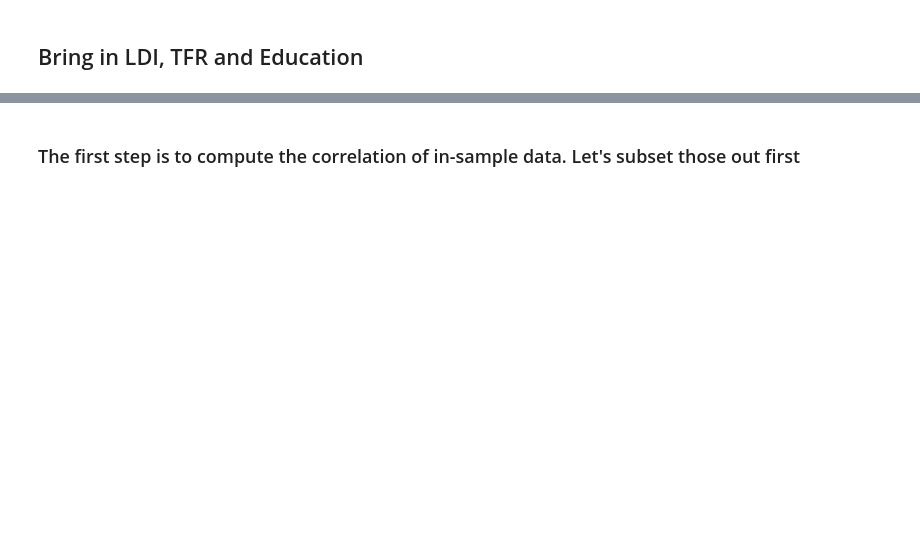
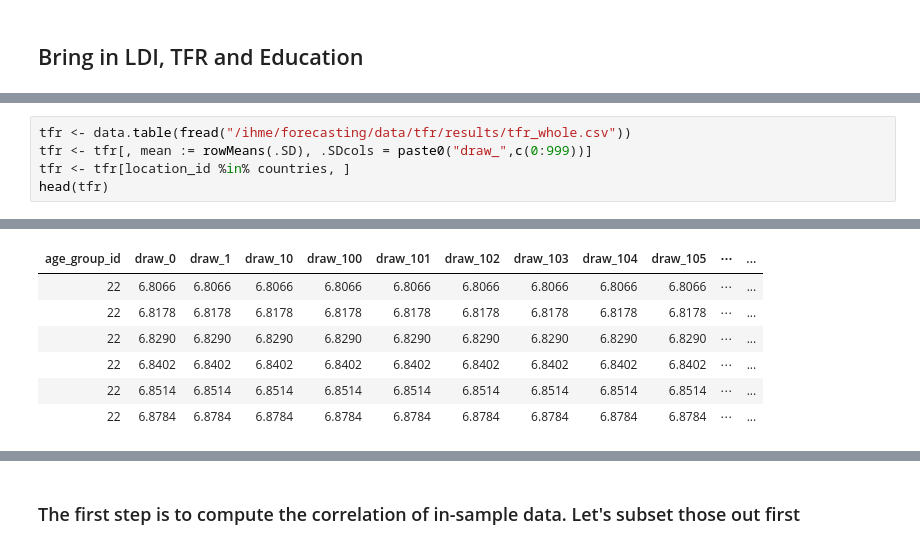
Before and after one commit to sadatnfs/copula, a Jupyter notebook: copula_sorting/correlating_edu_LDI_TFR/correlating_education_TFR_and_LDI.ipynb, the cells around one changed output, grey strips where cells are left out. Drawn from its saved outputs; the diff is of its cells as text; blank space fills up the shorter version.

```diff
--- a/copula_sorting/education_tests/5_correlate_education_TFR_and_LDI.ipynb
+++ b/copula_sorting/correlating_edu_LDI_TFR/correlating_education_TFR_and_LDI.ipynb
@@ -41,3 +50,9 @@ Read 12090 rows and 1008 (of 1008) columns from 0.112 GB file in 00:00:03
 | 6 | CHN | 1982 | 22 | 3 | 1075.913 | 1075.913 | 1075.913 | 1075.913 | 1075.913 | ⋯ | ... |
 | 6 | CHN | 1983 | 22 | 3 | 1114.356 | 1114.356 | 1114.356 | 1114.356 | 1114.356 | ⋯ | ... |
 | 6 | CHN | 1984 | 22 | 3 | 1171.506 | 1171.506 | 1171.505 | 1171.505 | 1171.505 | ⋯ | ... |
+# %%
+tfr <- data.table(fread("/ihme/forecasting/data/tfr/results/tfr_whole.csv"))
+tfr <- tfr[, mean := rowMeans(.SD), .SDcols = paste0("draw_",c(0:999))]
+tfr <- tfr[location_id %in% countries, ]
+head(tfr)
+# %% [output]
@@ -44,2 +60,9 @@ Read 12090 rows and 1008 (of 1008) columns from 0.112 GB file in 00:00:03
+| age_group_id | draw_0 | draw_1 | draw_10 | draw_100 | draw_101 | draw_102 | draw_103 | draw_104 | draw_105 | ⋯ | ... |
+| 22 | 6.8066 | 6.8066 | 6.8066 | 6.8066 | 6.8066 | 6.8066 | 6.8066 | 6.8066 | 6.8066 | ⋯ | ... |
+| 22 | 6.8178 | 6.8178 | 6.8178 | 6.8178 | 6.8178 | 6.8178 | 6.8178 | 6.8178 | 6.8178 | ⋯ | ... |
+| 22 | 6.8290 | 6.8290 | 6.8290 | 6.8290 | 6.8290 | 6.8290 | 6.8290 | 6.8290 | 6.8290 | ⋯ | ... |
+| 22 | 6.8402 | 6.8402 | 6.8402 | 6.8402 | 6.8402 | 6.8402 | 6.8402 | 6.8402 | 6.8402 | ⋯ | ... |
+| 22 | 6.8514 | 6.8514 | 6.8514 | 6.8514 | 6.8514 | 6.8514 | 6.8514 | 6.8514 | 6.8514 | ⋯ | ... |
+| 22 | 6.8784 | 6.8784 | 6.8784 | 6.8784 | 6.8784 | 6.8784 | 6.8784 | 6.8784 | 6.8784 | ⋯ | ... |
 # %%
 edu <- data.table(fread("/home/j/WORK/01_covariates/02_inputs/education/update_2017/data/output_data/20161121_GBD2016prelim_95+_raked_2/country_year_A_S_T_collapsed.csv"))
```
Also changed, not shown: parts of 15 cells of this notebook, 8 other files.
